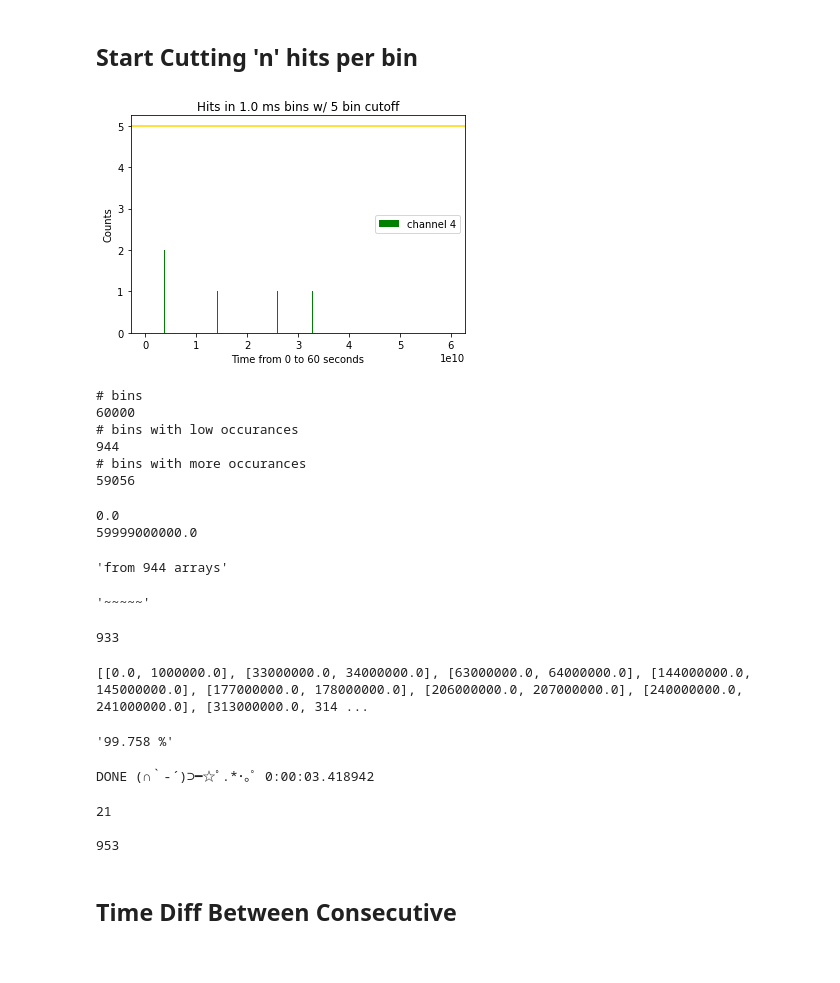
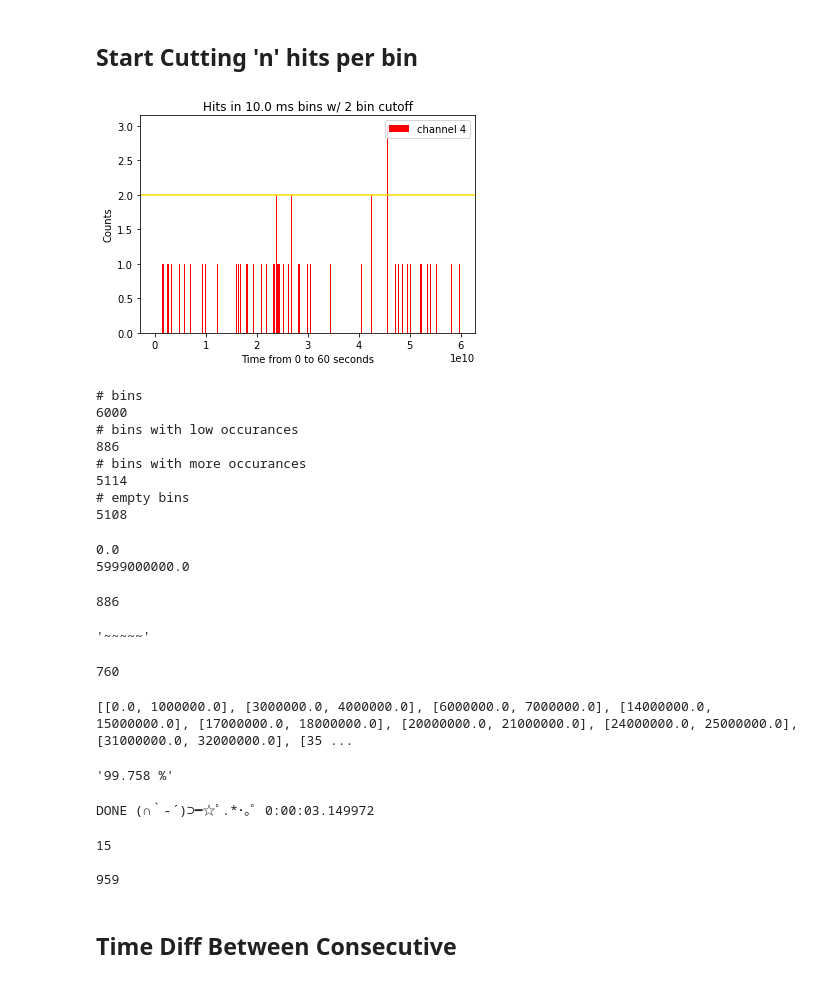
Before and after one commit to Ham0osh/HamPONE, a Jupyter notebook: K40 - Difference Plot - Working.ipynb, the cells around one changed output. Drawn from its saved outputs; the diff is of its cells as text; code cells hidden in the pictures.

Commit message:
Work on difference plot data on 3rd and 4th thresholds. Cleaned up unnecessary code in the file and updated the Data PDF.

```diff
--- a/K40 - Difference Plot - Working.ipynb
+++ b/K40 - Difference Plot - Working.ipynb
@@ -108,46 +109,58 @@ pp.show()
 # %%
 startTime = 0*1e9                  # 10 secs , 10000 bins = 1bin per 1ms
 endTime = 60*1e9
-nBins = 60000
+nBins = 6000
 ti = endTime - startTime
 ms = 1e6 # ms
 binRate = round((ti/ms)/nBins,0)
-cutOff = 5                         # hits per bin
-set_channel = 4                    # channel to pull threshold data from (up:1,2,3,4 down:6,7,8,9?)
-col = 'Green'                      # SET HIST COLOUR HERE
+cutOff = 2                          # hits per bin
+set_channel = 4                     # channel to pull threshold data from (up:1,2,3,4 down:6,7,8,9?)
+# 1 => Blue
+# 2 => Orange
+# 3 => Green
+# 4 => Red
+col = 'Red'                      # SET HIST COLOUR HERE
 
 counts, edges, plot = pp.hist(time[np.where(np.logical_and(np.logical_and(np.logical_and(channel==set_channel,edge==0),time<=endTime),time>=startTime))],bins=nBins,label="channel " + str(set_channel), histtype="barstacked", color = col)
 
 pp.title("Hits in " + str(binRate) + " ms bins w/ " + str(cutOff) + " bin cutoff")
 pp.xlabel("Time from 0 to 60 seconds")
 pp.ylabel("Counts")
-pp.legend()
+pp.legend(loc = 'upper right')
 pp.axhline(cutOff, color = 'Gold') # SET LINE COLOUR HERE
 pp.show()
 
 lowOccuranceBins = []
 otherBins = []
+zero = 0
 for _ in range(len(counts)):
     occ = counts[_]
     if (occ > 0 and occ <= cutOff):
         lowOccuranceBins.append([_*1e6 + startTime, occ])
+    elif (occ == 0):
+        otherBins.append([_, occ])
+        zero += 1
     else:
         otherBins.append([_, occ])
 
 print("# bins")
 print(len(counts))
 print("# bins with low occurances")
 print(len(lowOccuranceBins))
 print("# bins with more occurances")
 print(len(otherBins))
+print("# empty bins")
+print(zero)
 # %% [output]
-[figure, old version]
+[figure, new version]
 # bins
-60000
+6000
 # bins with low occurances
-944
+886
 # bins with more occurances
-59056
+5114
+# empty bins
+5108
 # %%
 #display(counts)                            # old code to find lowTimeRanges
 #lowTimeRanges = []
@@ -162,7 +175,7 @@ print(lowOccuranceBins[0][0])    # show first bin
 print(lowOccuranceBins[-1][0])   # show last bin
 # %% [output]
 0.0
-59999000000.0
+5999000000.0
 # %%
 lowTimeRanges = []
 lenL = len(lowOccuranceBins)
@@ -184,10 +197,10 @@ display('~~~~~')
 display(len(lowTimeRanges)) # arrays after
 print(lowTimeRanges)
 # %% [output]
-'from 944 arrays'
+886
 '~~~~~'
-933
+760
-[[0.0, 1000000.0], [33000000.0, 34000000.0], [63000000.0, 64000000.0], [144000000.0, 145000000.0], [177000000.0, 178000000.0], [206000000.0, 207000000.0], [240000000.0, 241000000.0], [313000000.0, 314 ...
+[[0.0, 1000000.0], [3000000.0, 4000000.0], [6000000.0, 7000000.0], [14000000.0, 15000000.0], [17000000.0, 18000000.0], [20000000.0, 21000000.0], [24000000.0, 25000000.0], [31000000.0, 32000000.0], [35 ...
 # %%
 def lowTimeBool(time, lowTimeRanges): #Returns true or false if that time is in the range
     for rang in lowTimeRanges:
@@ -221,7 +234,7 @@ def lowTimeFile(time, lowTimeRanges, tmax = 60000000000.0,tmin = 0): #Sorts time
 lowTimes, highTimes = lowTimeFile(time[np.logical_and(np.logical_and(np.logical_and(channel==set_channel,edge==0), time<=endTime),time>=startTime)], lowTimeRanges, endTime, startTime)
 # %% [output]
 '99.758 %'
-DONE (∩｀-´)⊃━☆ﾟ.*･｡ﾟ 0:00:03.418942
+DONE (∩｀-´)⊃━☆ﾟ.*･｡ﾟ 0:00:03.149972
 # %%
 print(len(lowTimes))
 print()
@@ -231,9 +244,9 @@ print(len(highTimes))
 #print()
 #print(highTimes)
 # %% [output]
-21
+15
 
-953
+959
 # %% [markdown]
 ## Time Diff Between Consecutive
 # %%
```
Also changed, not shown: parts of 5 cells of this notebook, 1 other file.
